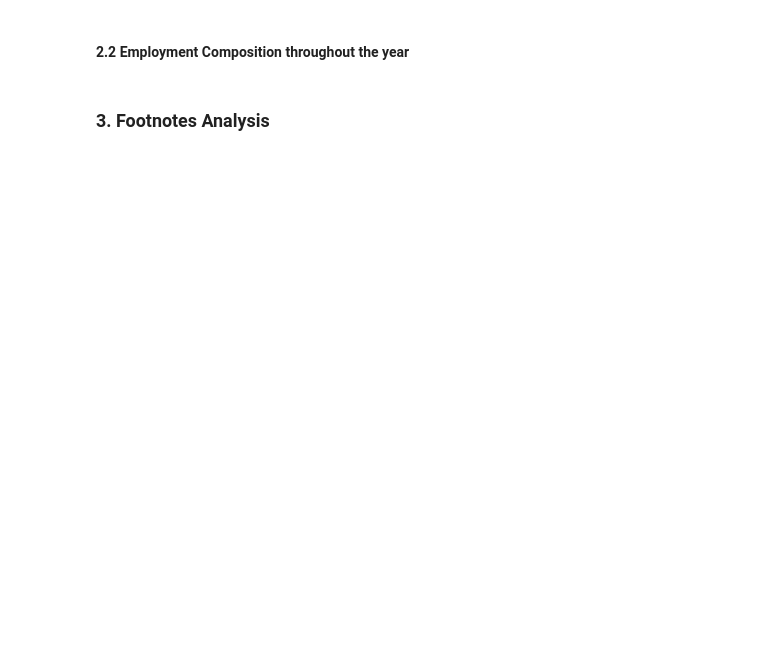
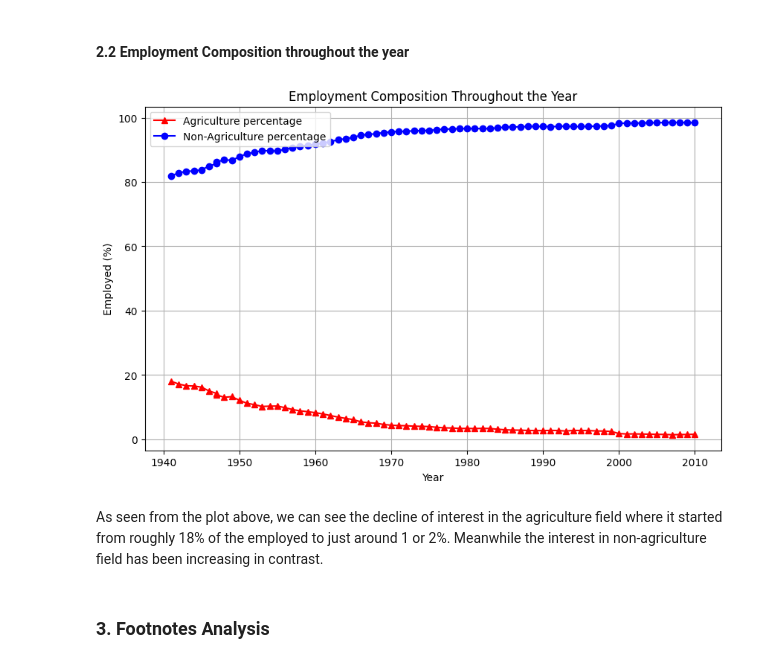
Before and after one commit to JinnOppa/Crime-Rate-LA, a Jupyter notebook: Analysis.ipynb, the cells around one changed output. Saved outputs shown, nothing was run; the diff lists cells and outputs as text; code cells hidden in the pictures; blank space fills up the shorter version.

```diff
--- a/Analysis.ipynb
+++ b/Analysis.ipynb
@@ -308,4 +330,22 @@ Text(0.5, 1.0, 'US Population, total Employment, and total Unemployment througho
 # %% [markdown]
 #### 2.2 Employment Composition throughout the year
+# %%
+data['agriculture_ratio_rate'] = (data['agriculture_ratio'] / data['employed_total']) * 100
+data['non_agriculture_ratio_rate'] = (data['nonagriculture_ratio'] / data['employed_total']) * 100
+plt.figure(figsize=(10,6))
+plt.plot(data['year'], data['agriculture_ratio_rate'], 'r-',label = 'Agriculture percentage',marker = '^')
+plt.plot(data['year'], data['non_agriculture_ratio_rate'], 'b-',label = 'Non-Agriculture percentage',marker = 'o')
+
+plt.title('Employment Composition Throughout the Year')
+plt.xlabel('Year')
+plt.ylabel('Employed (%)')
+plt.legend(loc='upper left')
+plt.grid(True)
+
+plt.show()
+# %% [output]
+[figure, added]
+# %% [markdown]
+As seen from the plot above, we can see the decline of interest in the agriculture field where it started from roughly 18% of the employed to just around 1 or 2%. Meanwhile the interest in non-agriculture field has been increasing in contrast.
 # %% [markdown]
 ### 3. Footnotes Analysis
```
Also changed, not shown: parts of 13 cells of this notebook.
